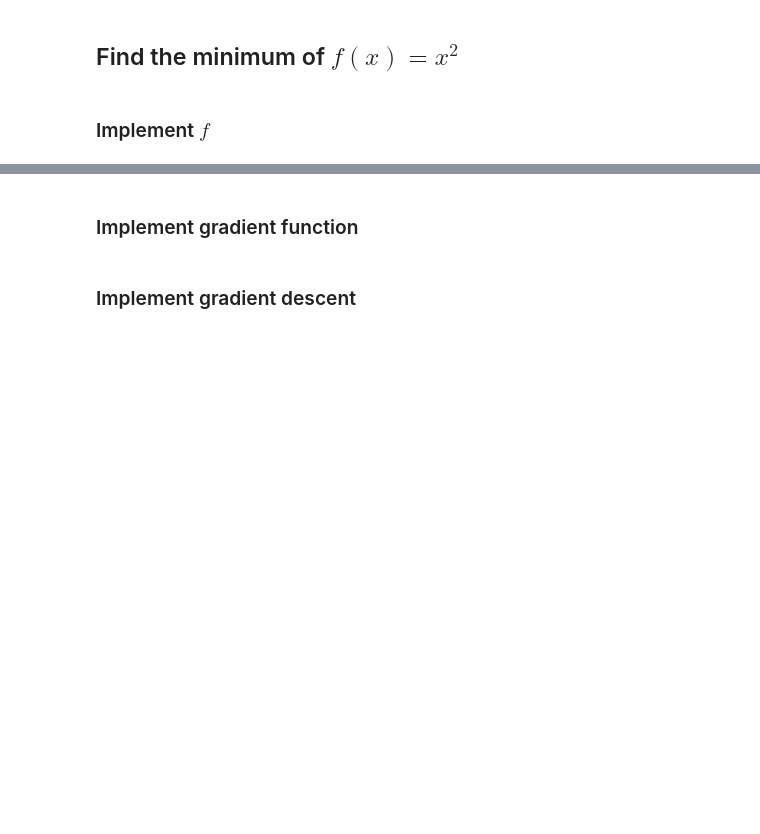
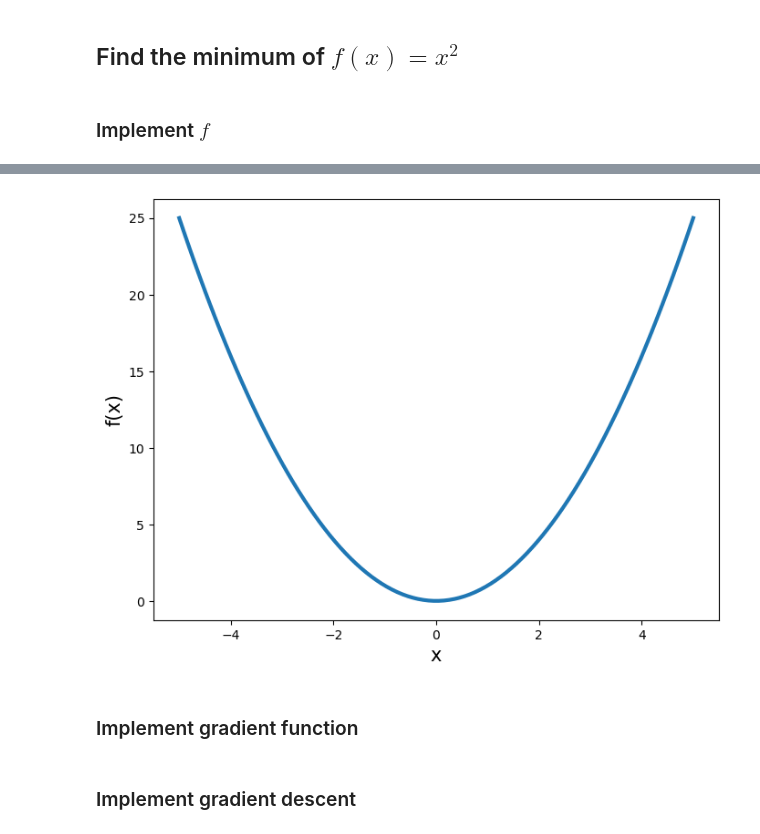
Before and after one commit to Yousefess/ML-DL, a Jupyter notebook: 04 Deep Learning/1_mlp/mlp.ipynb, the cells around one changed output, grey strips where cells are left out. Saved outputs shown, nothing was run; the diff lists cells and outputs as text; code cells hidden in the pictures; blank space fills up the shorter version.

```diff
--- a/04 Deep Learning/1_mlp/mlp.ipynb
+++ b/04 Deep Learning/1_mlp/mlp.ipynb
@@ -236,2 +274,10 @@ def animate(x, func, gradfunc, xi, eta, N):
+# %%
+def func_x2(x):
+    return x ** 2
+# %%
+x = torch.linspace(-5, 5, 100)
+plot(x, func_x2)
+# %% [output]
+[figure, added]
 # %% [markdown]
 ### Implement gradient function
```
Also changed, not shown: parts of 58 cells of this notebook.
